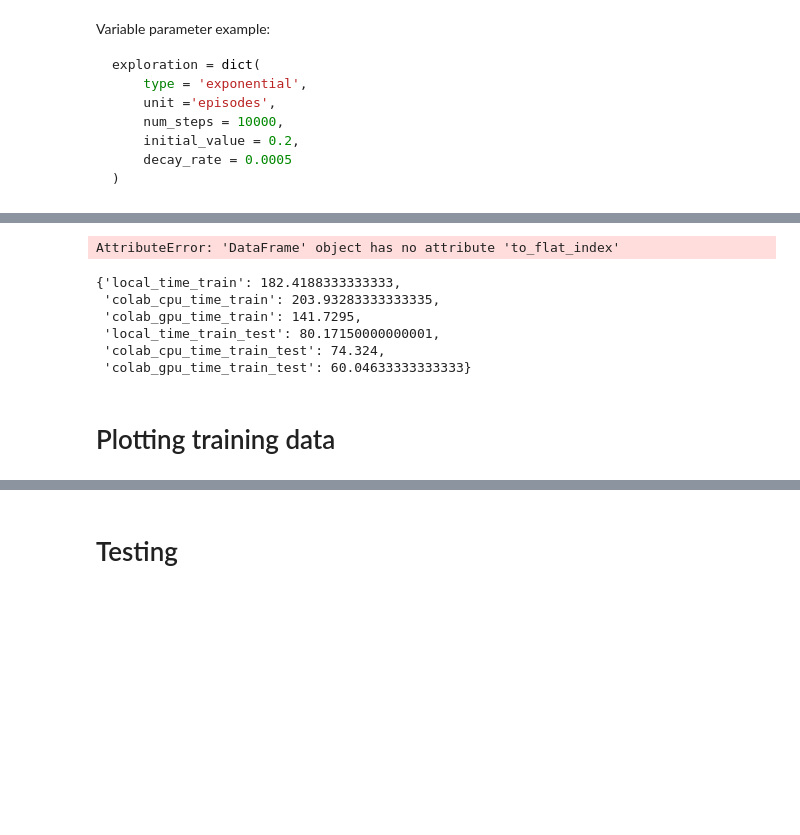
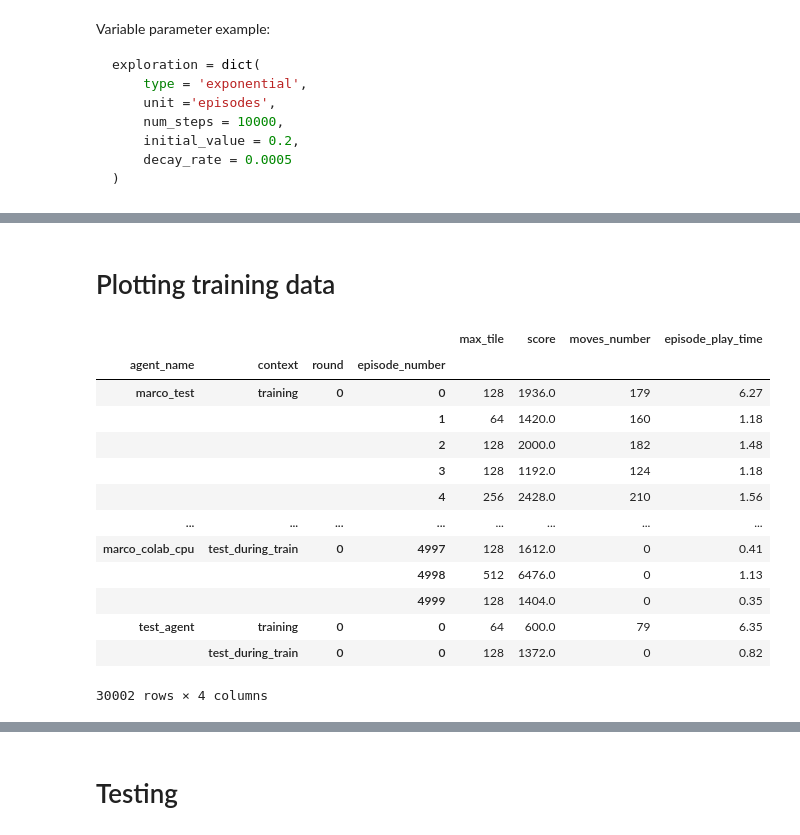
Before and after one commit to Valentin-Laurent/Year-2048, a Jupyter notebook: notebooks/Training_notebook.ipynb, the cells around one changed output, grey strips where cells are left out. Cells and saved outputs as stored; diff of their text form; code cells hidden in the pictures; blank space fills up the shorter version.

```diff
--- a/notebooks/Training_notebook.ipynb
+++ b/notebooks/Training_notebook.ipynb
@@ -367,4 +342,0 @@ df = pd.read_csv(metrics_path).set_index(['agent_name', 'context', 'round', 'epi
-# %%
-sns.lineplot(data = df.loc[:, :, 0].to_flat_index()["episode_play_time"])
-# %% [output]
-AttributeError: 'DataFrame' object has no attribute 'to_flat_index'
@@ -379,12 +343,2 @@ colab_gpu_time_train_test = df.loc["marco_gpu", "test_during_train", 0]["episode
-# %%
-times = {"local_time_train": local_time_train, "colab_cpu_time_train": colab_cpu_time_train, "colab_gpu_time_train": colab_gpu_time_train, "local_time_train_test": local_time_train_test, "colab_cpu_time_train_test": colab_cpu_time_train_test, "colab_gpu_time_train_test": colab_gpu_time_train_test}
-times
-# %% [output]
-{'local_time_train': 182.4188333333333,
- 'colab_cpu_time_train': 203.93283333333335,
- 'colab_gpu_time_train': 141.7295,
- 'local_time_train_test': 80.17150000000001,
- 'colab_cpu_time_train_test': 74.324,
- 'colab_gpu_time_train_test': 60.04633333333333}
 # %% [markdown]
 # Plotting training data
@@ -394,0 +345,19 @@ scores = training_data_df["scores"]
+# %%
+# Reading metrics of trained agents:
+df = pd.read_csv(metrics_path).set_index(['agent_name', 'context', 'round', 'episode_number'])
+df
+# %% [output]
+|  |  |  |  | max_tile | score | moves_number | episode_play_time |
+| agent_name | context | round | episode_number |  |  |  |  |
+| marco_test | training | 0 | 0 | 128 | 1936.0 | 179 | 6.27 |
+|  |  |  | 1 | 64 | 1420.0 | 160 | 1.18 |
+|  |  |  | 2 | 128 | 2000.0 | 182 | 1.48 |
+|  |  |  | 3 | 128 | 1192.0 | 124 | 1.18 |
+|  |  |  | 4 | 256 | 2428.0 | 210 | 1.56 |
+| ... | ... | ... | ... | ... | ... | ... | ... |
+| marco_colab_cpu | test_during_train | 0 | 4997 | 128 | 1612.0 | 0 | 0.41 |
+|  |  |  | 4998 | 512 | 6476.0 | 0 | 1.13 |
+|  |  |  | 4999 | 128 | 1404.0 | 0 | 0.35 |
+| test_agent | training | 0 | 0 | 64 | 600.0 | 79 | 6.35 |
+|  | test_during_train | 0 | 0 | 128 | 1372.0 | 0 | 0.82 |
+30002 rows × 4 columns
```
Also changed, not shown: parts of 11 cells of this notebook.
